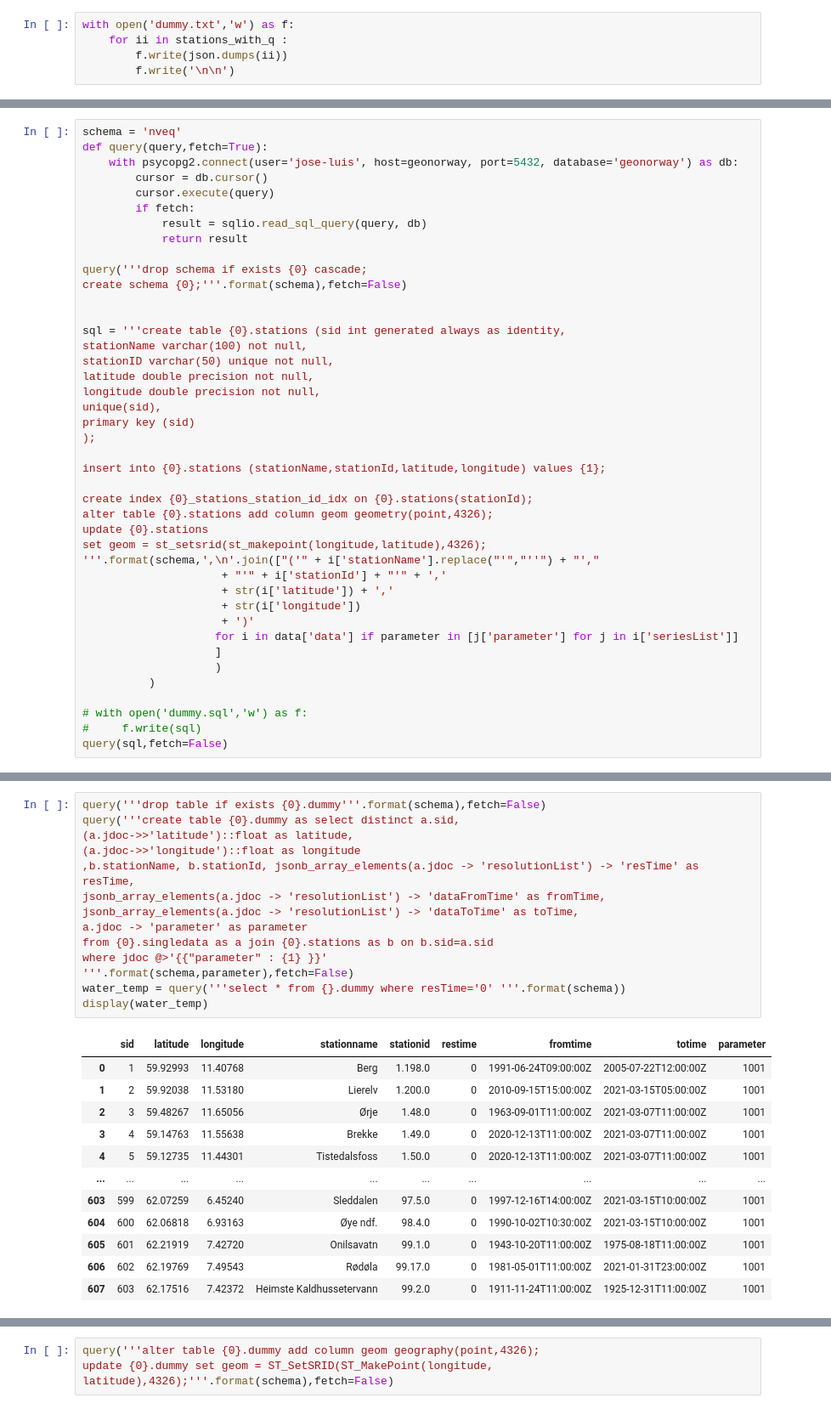
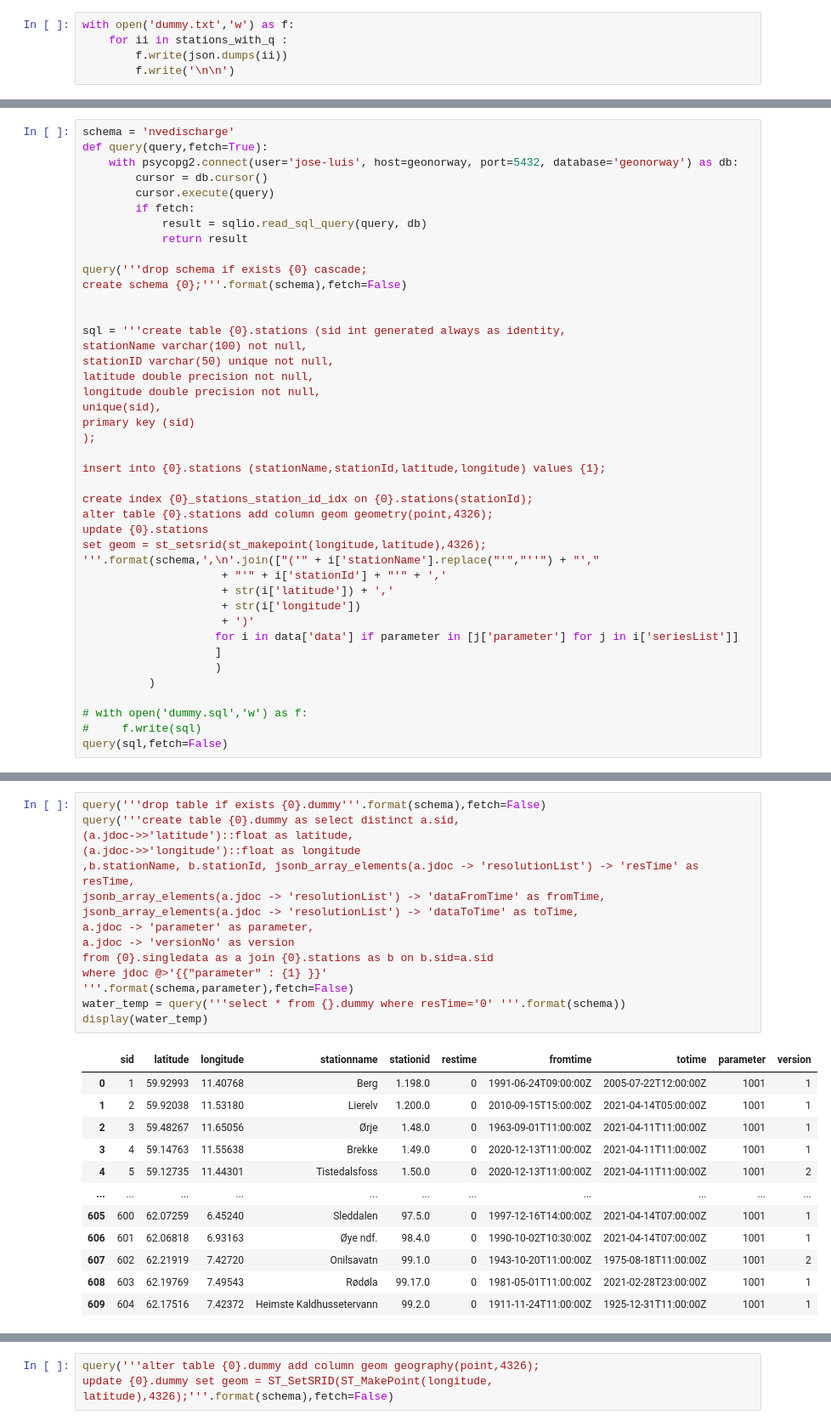
Before and after one commit to Lecheps/catchCan_tools, a Jupyter notebook: get_nve_data.ipynb, the cells around one changed output, grey strips where cells are left out. Shown: that part at 85% size. Cells and saved outputs as stored; diff of their text form.

```diff
--- a/get_nve_data.ipynb
+++ b/get_nve_data.ipynb
@@ -147,5 +126,5 @@ len(stations_with_q)#data
 # %%
-schema = 'nveq'
+schema = 'nvedischarge'
 def query(query,fetch=True):
     with psycopg2.connect(user='jose-luis', host=geonorway, port=5432, database='geonorway') as db:
         cursor = db.cursor()
@@ -249,27 +214,28 @@ display(a)
 # %%
 query('''drop table if exists {0}.dummy'''.format(schema),fetch=False)
 query('''create table {0}.dummy as select distinct a.sid,
 (a.jdoc->>'latitude')::float as latitude,
 (a.jdoc->>'longitude')::float as longitude
 ,b.stationName, b.stationId, jsonb_array_elements(a.jdoc -> 'resolutionList') -> 'resTime' as resTime,
 jsonb_array_elements(a.jdoc -> 'resolutionList') -> 'dataFromTime' as fromTime,
 jsonb_array_elements(a.jdoc -> 'resolutionList') -> 'dataToTime' as toTime,
-a.jdoc -> 'parameter' as parameter
+a.jdoc -> 'parameter' as parameter,
+a.jdoc -> 'versionNo' as version
 from {0}.singledata as a join {0}.stations as b on b.sid=a.sid
 where jdoc @>'{{"parameter" : {1} }}'
 '''.format(schema,parameter),fetch=False)
 water_temp = query('''select * from {}.dummy where resTime='0' '''.format(schema))
 display(water_temp)
 # %% [output]
-|  | sid | latitude | longitude | stationname | stationid | restime | fromtime | totime | parameter |
-| 0 | 1 | 59.92993 | 11.40768 | Berg | 1.198.0 | 0 | 1991-06-24T09:00:00Z | 2005-07-22T12:00:00Z | 1001 |
-| 1 | 2 | 59.92038 | 11.53180 | Lierelv | 1.200.0 | 0 | 2010-09-15T15:00:00Z | 2021-03-15T05:00:00Z | 1001 |
-| 2 | 3 | 59.48267 | 11.65056 | Ørje | 1.48.0 | 0 | 1963-09-01T11:00:00Z | 2021-03-07T11:00:00Z | 1001 |
-| 3 | 4 | 59.14763 | 11.55638 | Brekke | 1.49.0 | 0 | 2020-12-13T11:00:00Z | 2021-03-07T11:00:00Z | 1001 |
-| 4 | 5 | 59.12735 | 11.44301 | Tistedalsfoss | 1.50.0 | 0 | 2020-12-13T11:00:00Z | 2021-03-07T11:00:00Z | 1001 |
-| ... | ... | ... | ... | ... | ... | ... | ... | ... | ... |
-| 603 | 599 | 62.07259 | 6.45240 | Sleddalen | 97.5.0 | 0 | 1997-12-16T14:00:00Z | 2021-03-15T10:00:00Z | 1001 |
-| 604 | 600 | 62.06818 | 6.93163 | Øye ndf. | 98.4.0 | 0 | 1990-10-02T10:30:00Z | 2021-03-15T10:00:00Z | 1001 |
-| 605 | 601 | 62.21919 | 7.42720 | Onilsavatn | 99.1.0 | 0 | 1943-10-20T11:00:00Z | 1975-08-18T11:00:00Z | 1001 |
-| 606 | 602 | 62.19769 | 7.49543 | Rødøla | 99.17.0 | 0 | 1981-05-01T11:00:00Z | 2021-01-31T23:00:00Z | 1001 |
-| 607 | 603 | 62.17516 | 7.42372 | Heimste Kaldhussetervann | 99.2.0 | 0 | 1911-11-24T11:00:00Z | 1925-12-31T11:00:00Z | 1001 |
+|  | sid | latitude | longitude | stationname | stationid | restime | fromtime | totime | parameter | version |
+| 0 | 1 | 59.92993 | 11.40768 | Berg | 1.198.0 | 0 | 1991-06-24T09:00:00Z | 2005-07-22T12:00:00Z | 1001 | 1 |
+| 1 | 2 | 59.92038 | 11.53180 | Lierelv | 1.200.0 | 0 | 2010-09-15T15:00:00Z | 2021-04-14T05:00:00Z | 1001 | 1 |
+| 2 | 3 | 59.48267 | 11.65056 | Ørje | 1.48.0 | 0 | 1963-09-01T11:00:00Z | 2021-04-11T11:00:00Z | 1001 | 1 |
+| 3 | 4 | 59.14763 | 11.55638 | Brekke | 1.49.0 | 0 | 2020-12-13T11:00:00Z | 2021-04-11T11:00:00Z | 1001 | 1 |
+| 4 | 5 | 59.12735 | 11.44301 | Tistedalsfoss | 1.50.0 | 0 | 2020-12-13T11:00:00Z | 2021-04-11T11:00:00Z | 1001 | 2 |
+| ... | ... | ... | ... | ... | ... | ... | ... | ... | ... | ... |
+| 605 | 600 | 62.07259 | 6.45240 | Sleddalen | 97.5.0 | 0 | 1997-12-16T14:00:00Z | 2021-04-14T07:00:00Z | 1001 | 1 |
+| 606 | 601 | 62.06818 | 6.93163 | Øye ndf. | 98.4.0 | 0 | 1990-10-02T10:30:00Z | 2021-04-14T07:00:00Z | 1001 | 1 |
+| 607 | 602 | 62.21919 | 7.42720 | Onilsavatn | 99.1.0 | 0 | 1943-10-20T11:00:00Z | 1975-08-18T11:00:00Z | 1001 | 2 |
+| 608 | 603 | 62.19769 | 7.49543 | Rødøla | 99.17.0 | 0 | 1981-05-01T11:00:00Z | 2021-02-28T23:00:00Z | 1001 | 1 |
+| 609 | 604 | 62.17516 | 7.42372 | Heimste Kaldhussetervann | 99.2.0 | 0 | 1911-11-24T11:00:00Z | 1925-12-31T11:00:00Z | 1001 | 1 |
```
Also changed, not shown: parts of 25 cells of this notebook.
